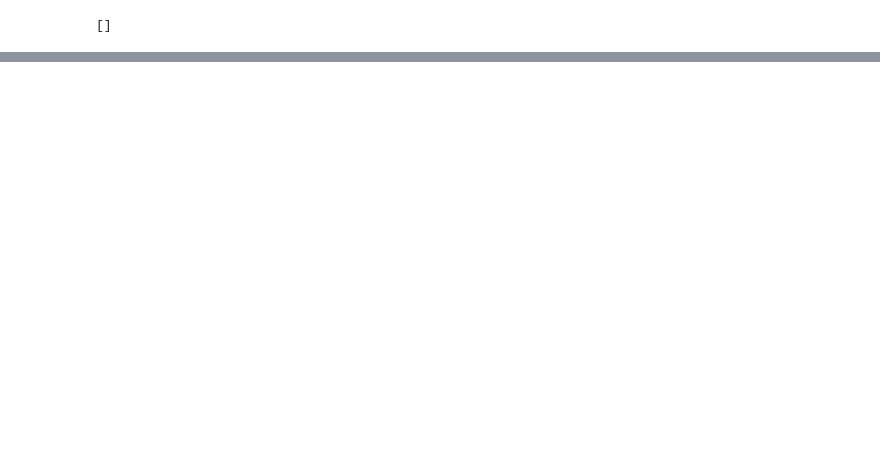
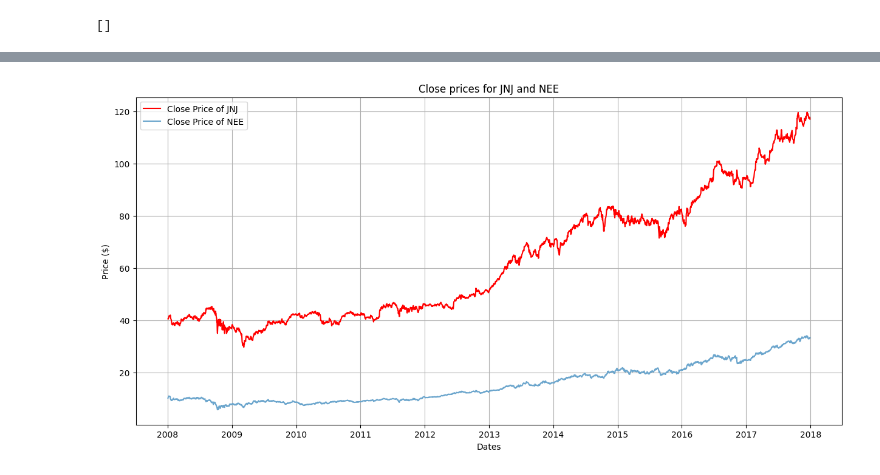
Before and after one commit to Vidya023/Coding-Research-Paper, a Jupyter notebook: pairs-trading-on-different-portfolios-based-on-machine-learning.ipynb, the cells around one changed output, grey strips where cells are left out. Drawn from its saved outputs; the diff is of its cells as text; code cells hidden in the pictures; blank space fills up the shorter version.

```diff
--- a/pairs-trading-on-different-portfolios-based-on-machine-learning.ipynb
+++ b/pairs-trading-on-different-portfolios-based-on-machine-learning.ipynb
@@ -390,0 +757,9 @@ Critical Values: [-3.90079646 -3.33855861 -3.04613545]
+# %%
+df_jnj_nee = pd.DataFrame()
+df_jnj_nee['JNJ_Close'] = data_frames['df_JNJ']['JNJ_Adj Close']
+df_jnj_nee['NEE_Close'] = data_frames['df_NEE']['NEE_Adj Close']
+df_jnj_nee['JNJ_Returns'] = df_jnj_nee['JNJ_Close'].pct_change()
+df_jnj_nee['NEE_Returns'] = df_jnj_nee['NEE_Close'].pct_change()
+df_jnj_nee['Price_Spread'] = df_jnj_nee['JNJ_Close'] - df_jnj_nee['NEE_Close']
+df_jnj_nee.dropna(inplace=True)
+df_jnj_nee.head()
@@ -390,0 +774,16 @@ Critical Values: [-3.90079646 -3.33855861 -3.04613545]
+# %%
+plt.figure(figsize=(15, 7))
+plt.plot(df_jnj_nee['JNJ_Close'], lw=1.5, label='Close Price of JNJ',color='red')
+plt.plot(df_jnj_nee['NEE_Close'], lw=1.5, label='Close Price of NEE',color='#6CA6CD')
+plt.grid(True)
+plt.legend(loc=0)
+
+# This helps us tighten the figure margins
+plt.axis('tight')
+plt.xlabel('Dates')
+plt.ylabel('Price ($)')
+plt.title('Close prices for JNJ and NEE')
+plt.grid(True);
+plt.show()
+# %% [output]
+[figure, added]
```
Also changed, not shown: parts of 66 cells of this notebook.
